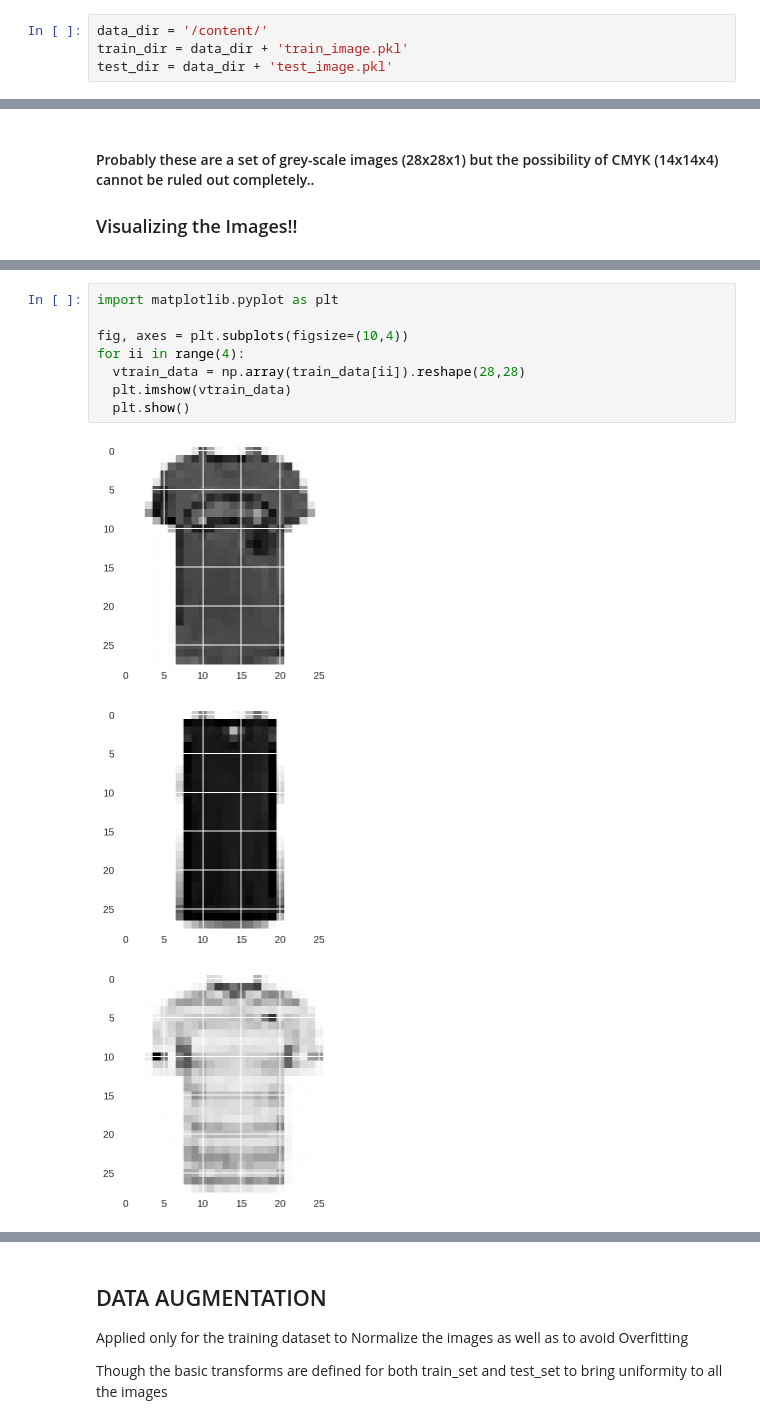
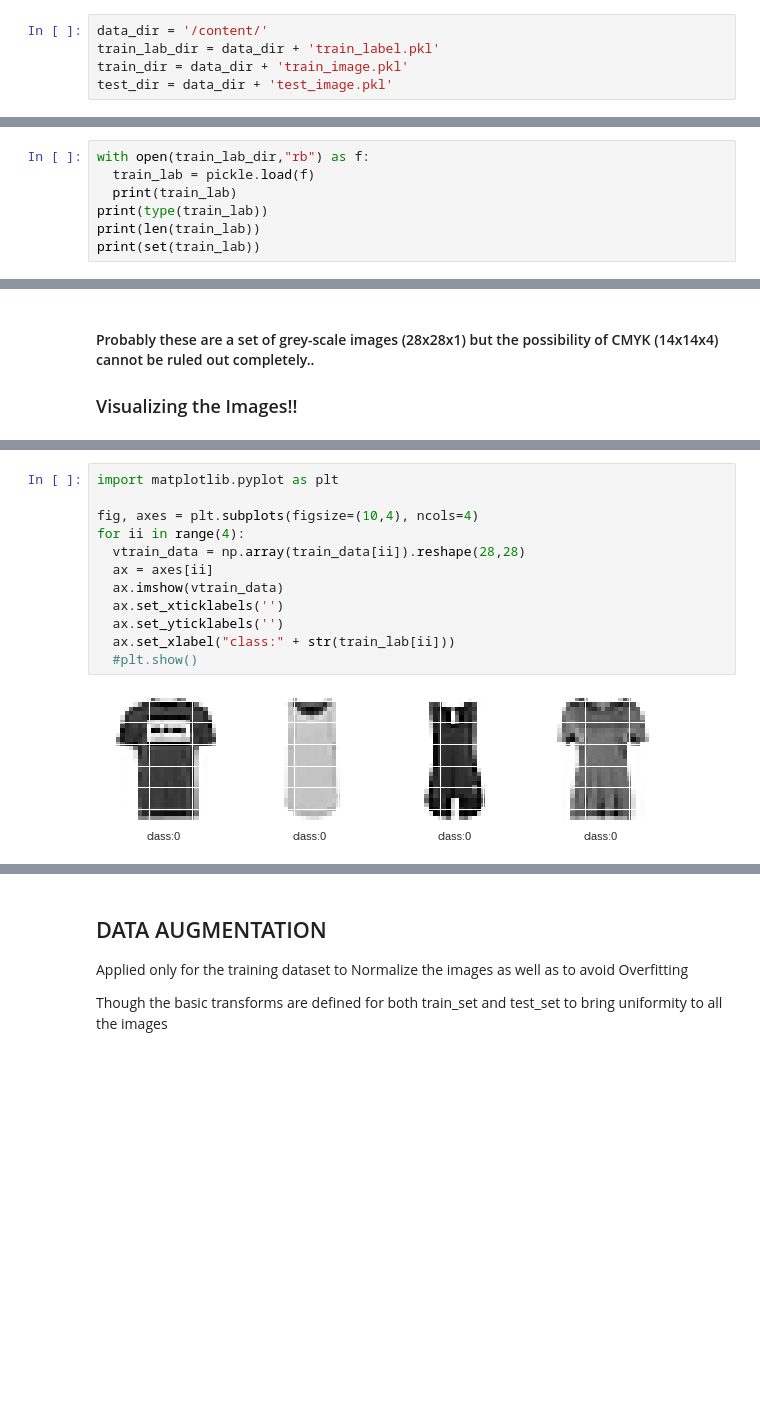
Before and after one commit to kanishk16/routetoMIDASS, a Jupyter notebook: CV_Problem/CV_Problem.ipynb, the cells around one changed output, grey strips where cells are left out. Saved outputs shown, nothing was run; the diff lists cells and outputs as text; blank space fills up the shorter version.

```diff
--- a/CV_Problem/CV_Problem.ipynb
+++ b/CV_Problem/CV_Problem.ipynb
@@ -55,6 +55,7 @@ from torchvision import datasets, transforms, models
 ### Defining the directories n Loading the data the from .pkl file
 # %%
 data_dir = '/content/'
+train_lab_dir = data_dir + 'train_label.pkl'
 train_dir = data_dir + 'train_image.pkl'
 test_dir = data_dir + 'test_image.pkl'
 # %%
@@ -87,0 +93,7 @@ print(len(test_data[0]))
+# %%
+with open(train_lab_dir,"rb") as f:
+  train_lab = pickle.load(f)
+  print(train_lab)
+print(type(train_lab))
+print(len(train_lab))
+print(set(train_lab))
@@ -105,12 +122,14 @@ for ii in range(4):
 # %%
 import matplotlib.pyplot as plt
 
-fig, axes = plt.subplots(figsize=(10,4))
+fig, axes = plt.subplots(figsize=(10,4), ncols=4)
 for ii in range(4):
   vtrain_data = np.array(train_data[ii]).reshape(28,28)
-  plt.imshow(vtrain_data)
-  plt.show()
+  ax = axes[ii]
+  ax.imshow(vtrain_data)
+  ax.set_xticklabels('')
+  ax.set_yticklabels('')
+  ax.set_xlabel("class:" + str(train_lab[ii]))
+  #plt.show()
 # %% [output]
-[figure, old version]
+[figure, new version]
-[figure, removed]
-[figure, removed]
```
Also changed, not shown: parts of 17 cells of this notebook.
